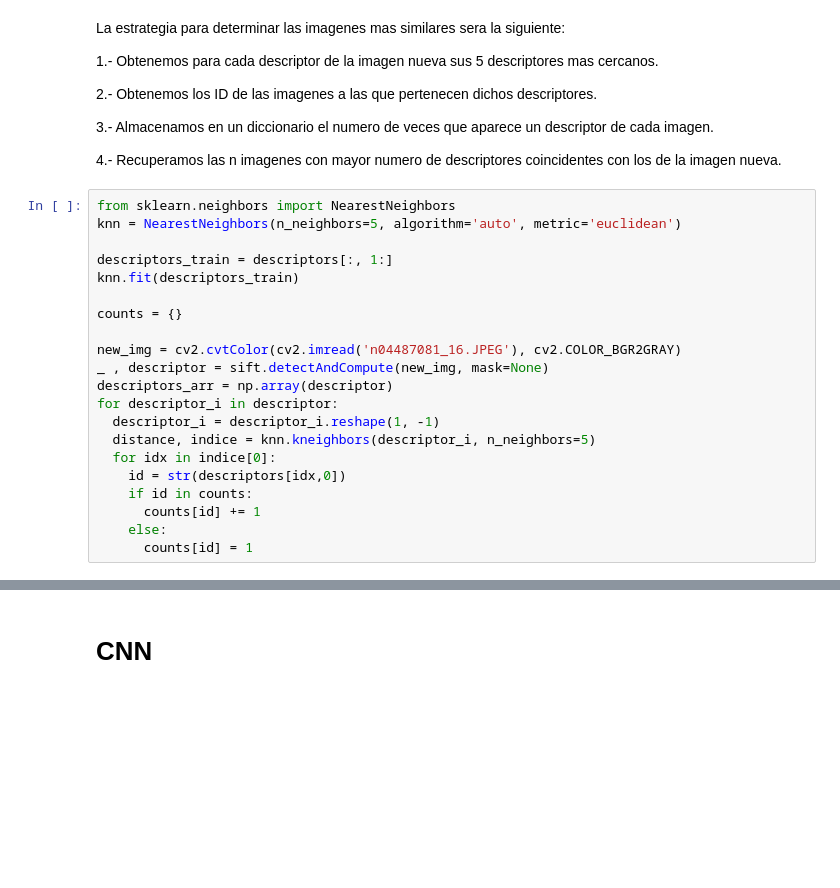
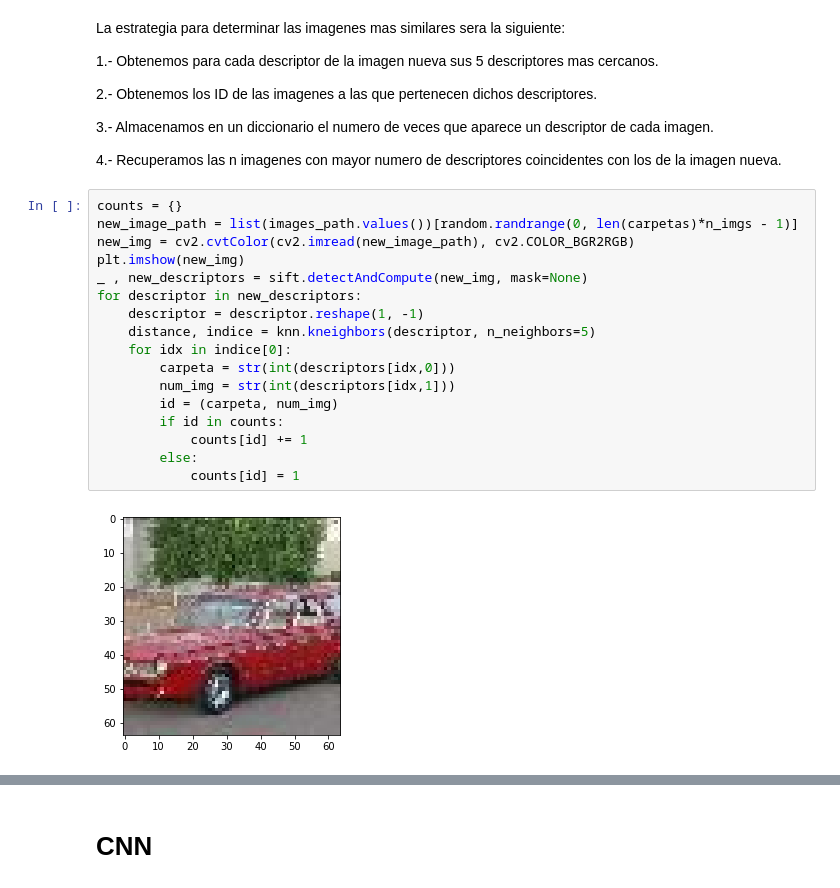
Before and after one commit to MrGG14/CBIR, a Jupyter notebook: CBIR.ipynb, the cells around one changed output, grey strips where cells are left out. Saved outputs shown, nothing was run; the diff lists cells and outputs as text; blank space fills up the shorter version.

```diff
--- a/CBIR.ipynb
+++ b/CBIR.ipynb
@@ -88,23 +129,21 @@ La estrategia para determinar las imagenes mas similares sera la siguiente:
 
 4.- Recuperamos las n imagenes con mayor numero de descriptores coincidentes con los de la imagen nueva.
 # %%
-from sklearn.neighbors import NearestNeighbors
-knn = NearestNeighbors(n_neighbors=5, algorithm='auto', metric='euclidean')
-
-descriptors_train = descriptors[:, 1:]
-knn.fit(descriptors_train)
-
 counts = {}
-
-new_img = cv2.cvtColor(cv2.imread('n04487081_16.JPEG'), cv2.COLOR_BGR2GRAY)
-_ , descriptor = sift.detectAndCompute(new_img, mask=None)
-descriptors_arr = np.array(descriptor)
-for descriptor_i in descriptor:
-  descriptor_i = descriptor_i.reshape(1, -1)
-  distance, indice = knn.kneighbors(descriptor_i, n_neighbors=5)
-  for idx in indice[0]:
-    id = str(descriptors[idx,0])
-    if id in counts:
-      counts[id] += 1
-    else:
-      counts[id] = 1
+new_image_path = list(images_path.values())[random.randrange(0, len(carpetas)*n_imgs - 1)]
+new_img = cv2.cvtColor(cv2.imread(new_image_path), cv2.COLOR_BGR2RGB)
+plt.imshow(new_img)
+_ , new_descriptors = sift.detectAndCompute(new_img, mask=None)
+for descriptor in new_descriptors:
+    descriptor = descriptor.reshape(1, -1)
+    distance, indice = knn.kneighbors(descriptor, n_neighbors=5)
+    for idx in indice[0]:
+        carpeta = str(int(descriptors[idx,0]))
+        num_img = str(int(descriptors[idx,1]))
+        id = (carpeta, num_img)
+        if id in counts:
+            counts[id] += 1
+        else:
+            counts[id] = 1
+# %% [output]
+[figure, added]
```
Also changed, not shown: parts of 25 cells of this notebook.
